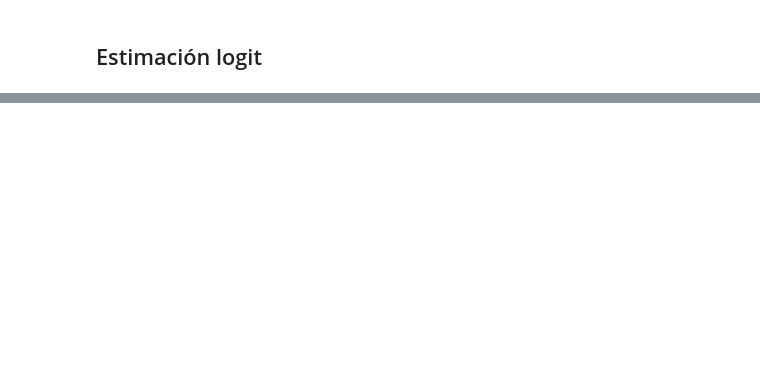
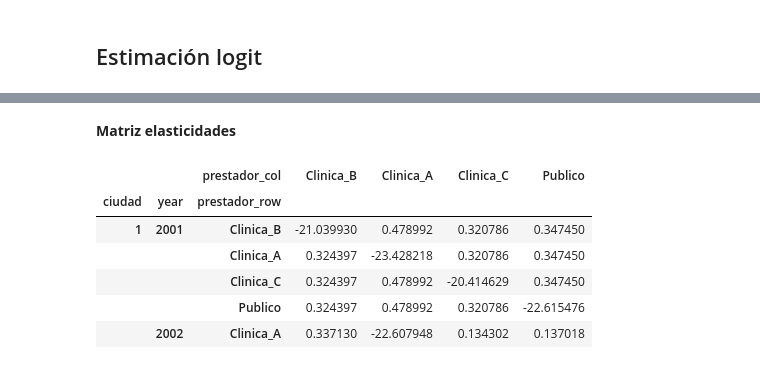
Before and after one commit to vcfq/Competencia-y-Regulaci-n, a Jupyter notebook: Tarea_Empírica1.ipynb, the cells around one changed output, grey strips where cells are left out. Drawn from its saved outputs; the diff is of its cells as text; code cells hidden in the pictures; blank space fills up the shorter version.

```diff
--- a/Tarea_Empírica1.ipynb
+++ b/Tarea_Empírica1.ipynb
@@ -390,0 +468,47 @@ Notes:
+# %% [markdown]
+**Matriz elasticidades**
+# %%
+alpha = modelo_iv.params['precio']
+matrices_elasticidades = []
+
+for (ciudad, año), grupo in df.groupby(["ciudad", "year"]):
+    prestadores = grupo["prestador"].values
+    precios = grupo["precio"].values
+    participaciones = grupo["participacion"].values
+    n = len(prestadores)
+
+    matriz = np.zeros((n, n))
+    for i in range(n):
+        for j in range(n):
+            if i == j:
+                matriz[i, j] = -alpha * precios[i] * (1 - participaciones[i])
+            else:
+                matriz[i, j] = alpha * precios[j] * participaciones[j]
+
+    df_matriz = pd.DataFrame(matriz, columns=prestadores, index=prestadores)
+    df_matriz.index.name = "prestador_row"
+    df_matriz.columns.name = "prestador_col"
+
+    # Agregar multíndice
+    df_matriz["ciudad"] = ciudad
+    df_matriz["year"] = año
+    df_matriz = df_matriz.set_index(["ciudad", "year"], append=True)
+
+    matrices_elasticidades.append(df_matriz)
+
+# Concatenar todas las matrices
+elasticidades_df = pd.concat(matrices_elasticidades)
+
+# Reordenar niveles para que ciudad y año estén al principio
+elasticidades_df = elasticidades_df.reorder_levels(["ciudad", "year", "prestador_row"])
+
+# Resultado: panel con dimensiones [mercado × prestador_row × prestador_col]
+elasticidades_df.head()
+# %% [output]
+|  |  | prestador_col | Clinica_B | Clinica_A | Clinica_C | Publico |
+| ciudad | year | prestador_row |  |  |  |  |
+| 1 | 2001 | Clinica_B | -21.039930 | 0.478992 | 0.320786 | 0.347450 |
+|  |  | Clinica_A | 0.324397 | -23.428218 | 0.320786 | 0.347450 |
+|  |  | Clinica_C | 0.324397 | 0.478992 | -20.414629 | 0.347450 |
+|  |  | Publico | 0.324397 | 0.478992 | 0.320786 | -22.615476 |
+|  | 2002 | Clinica_A | 0.337130 | -22.607948 | 0.134302 | 0.137018 |
```
Also changed, not shown: parts of 4 cells of this notebook.
